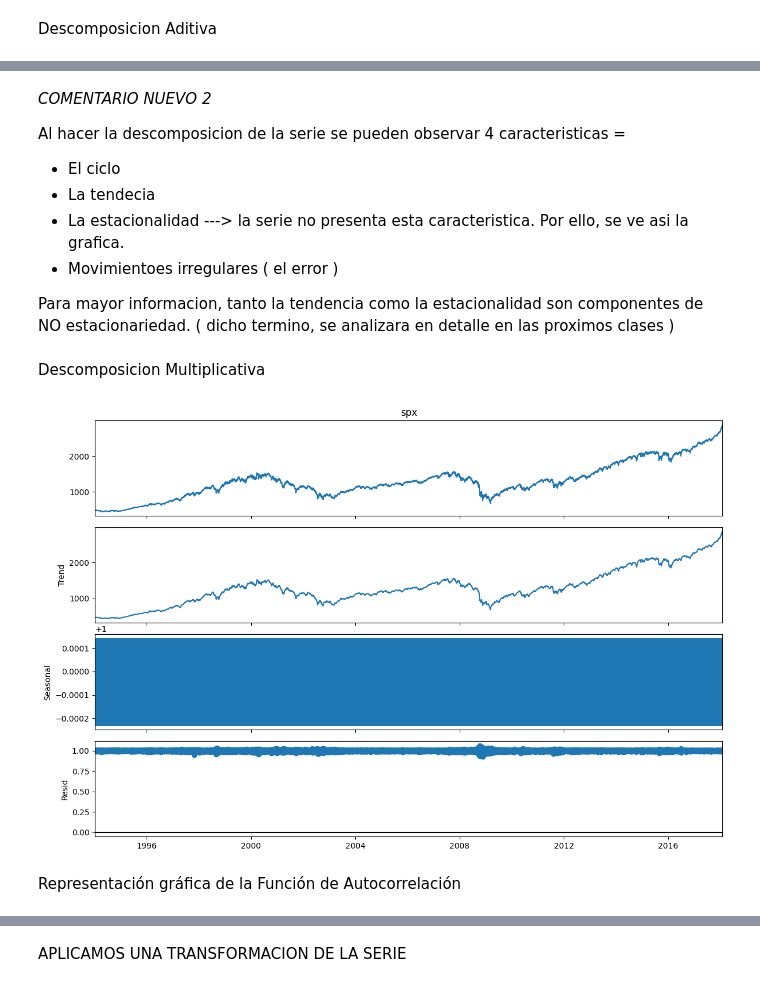
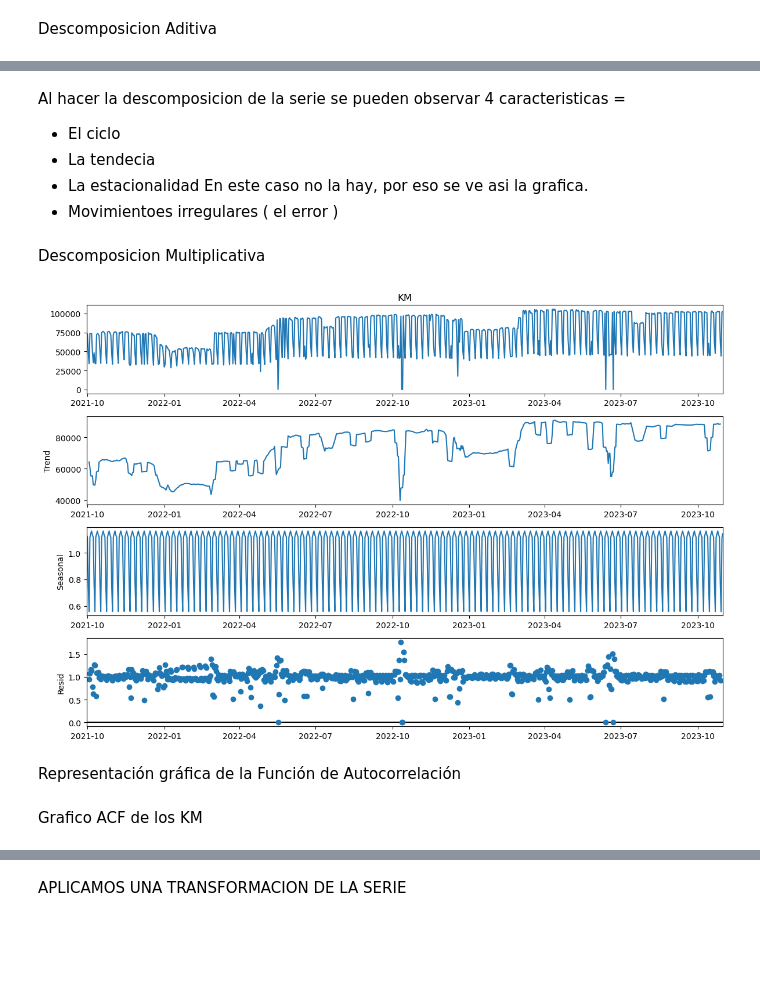
Before and after one commit to rstvz90/AST_G4, a Jupyter notebook: TP_G4_KM.ipynb, the cells around one changed output, grey strips where cells are left out. Cells and saved outputs as stored; diff of their text form; code cells hidden in the pictures; blank space fills up the shorter version.

```diff
--- a/TP_G4_KM.ipynb
+++ b/TP_G4_KM.ipynb
@@ -106,0 +103,3 @@ dtype: object
+# %%
+df = df_km.loc['2021-10-01':'2023-10-31']
+df_km = df_km.sort_values(by=['Fecha'], ascending=True)
@@ -135,4 +156,4 @@ Name: 760, dtype: object
 # %% [markdown]
 Seteamos como index del dataset segun el dia
 # %%
-df_km.set_index("Fecha")
+df_km.set_index("Fecha",inplace=True)
@@ -197,6 +187,3 @@ df_km
 | 2023-10-30 | 101843.308 |
 | 2023-10-31 | 102381.640 |
 762 rows × 1 columns
-# %%
-df_km=df_km.asfreq('d')
-df_km.head()
@@ -291,13 +259,9 @@ plt.show()
 # %% [markdown]
-*COMENTARIO NUEVO 2*
-
 Al hacer la descomposicion de la serie se pueden observar 4 caracteristicas =
 - El ciclo
 - La tendecia
-- La estacionalidad  ---> la serie no presenta esta caracteristica. Por ello, se ve asi la grafica.
+- La estacionalidad  En este caso no la hay, por eso se ve asi la grafica.
 - Movimientoes irregulares ( el error )
-
-Para mayor informacion, tanto la tendencia como la estacionalidad son componentes de NO estacionariedad. ( dicho termino, se analizara en detalle en las proximos clases )
 # %% [markdown]
 Descomposicion Multiplicativa
 # %%
@@ -305,11 +269,11 @@ import matplotlib
 
 matplotlib.rcParams['figure.figsize']=[12.0,8.0]
 # %%
-s_dec_multiplicative = seasonal_decompose(df_comp.spx, model = "multiplicative")
+s_dec_multiplicative = seasonal_decompose(df_km.KM, model = "multiplicative")
 s_dec_multiplicative.plot()
 plt.show()
 # %% [output]
-[figure, old version]
+[figure, new version]
 # %% [markdown]
 Representación gráfica de la Función de Autocorrelación
 # %%
@@ -318,3 +282,5 @@ from statsmodels.graphics.tsaplots import plot_acf
 from statsmodels.tsa.stattools import acf
 # %%
 matplotlib.rcParams['figure.figsize']=[6.0,4.0]
+# %% [markdown]
+Grafico ACF de los KM
```
Also changed, not shown: parts of 53 cells of this notebook.
